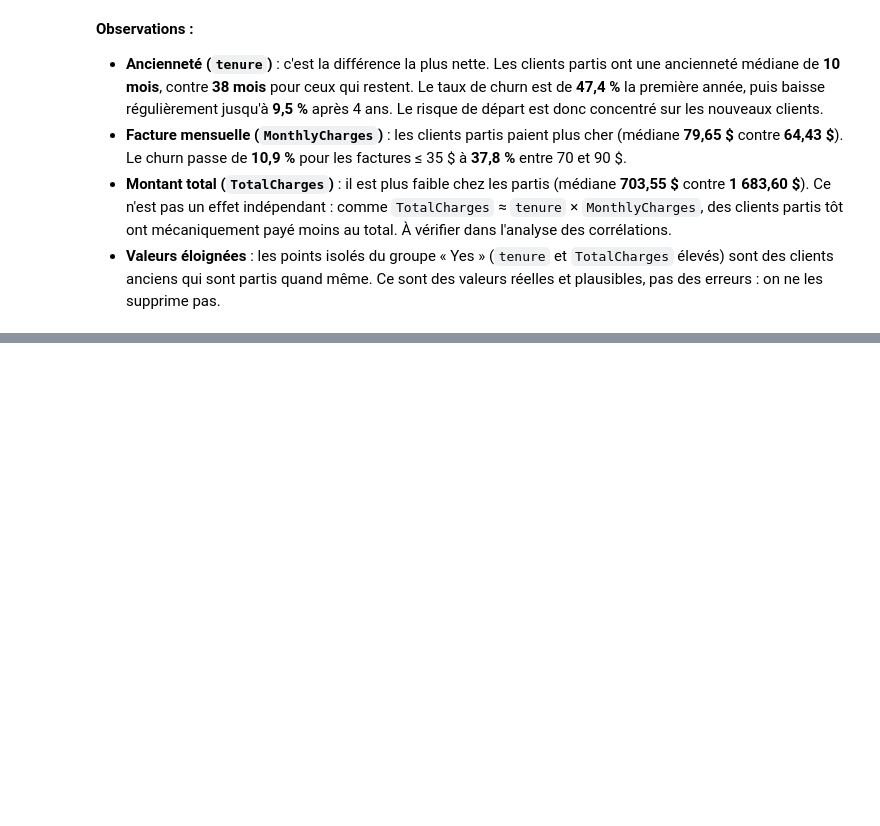
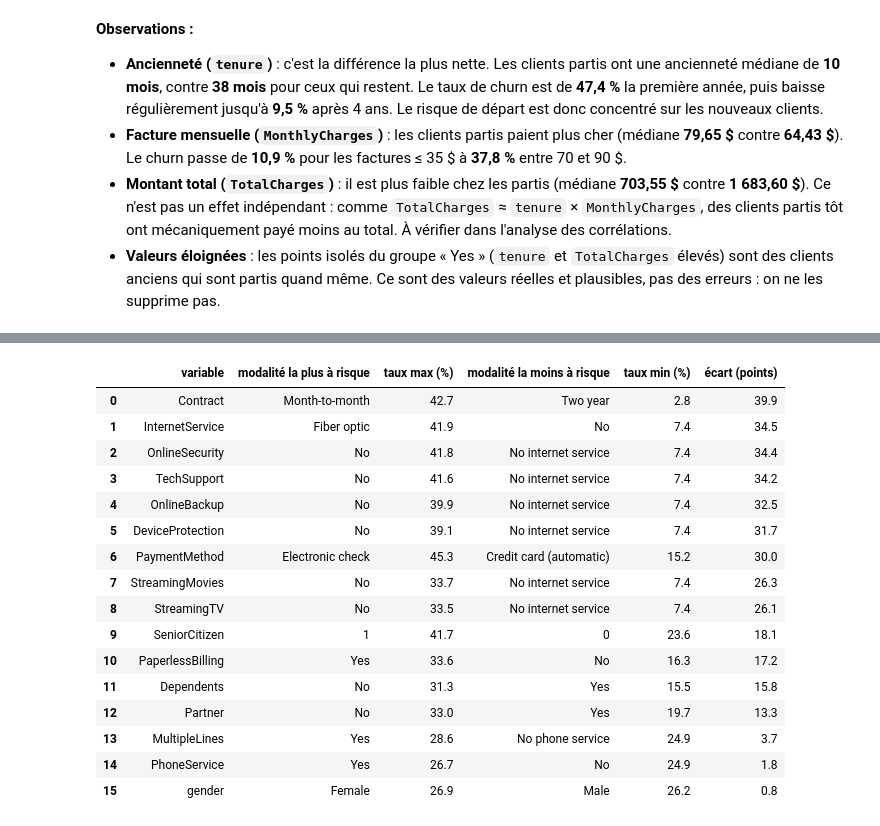
Before and after one commit to massamba0809/churn-prediction-ml, a Jupyter notebook: notebooks/02_eda.ipynb, the cells around one changed output, grey strips where cells are left out. Drawn from its saved outputs; the diff is of its cells as text; code cells hidden in the pictures; blank space fills up the shorter version.

Commit message:
eda: analyse des variables catégorielles

```diff
--- a/notebooks/02_eda.ipynb
+++ b/notebooks/02_eda.ipynb
@@ -196,0 +222,33 @@ Name: Churn_num, dtype: float64
+# %%
+resume = []
+for var in VAR_CAT:
+    taux = eda.groupby(var)["Churn_num"].mean() * 100
+    resume.append({
+        "variable": var,
+        "modalité la plus à risque": taux.idxmax(),
+        "taux max (%)": round(taux.max(), 1),
+        "modalité la moins à risque": taux.idxmin(),
+        "taux min (%)": round(taux.min(), 1),
+        "écart (points)": round(taux.max() - taux.min(), 1),
+    })
+
+resume = pd.DataFrame(resume).sort_values("écart (points)", ascending=False).reset_index(drop=True)
+resume
+# %% [output]
+|  | variable | modalité la plus à risque | taux max (%) | modalité la moins à risque | taux min (%) | écart (points) |
+| 0 | Contract | Month-to-month | 42.7 | Two year | 2.8 | 39.9 |
+| 1 | InternetService | Fiber optic | 41.9 | No | 7.4 | 34.5 |
+| 2 | OnlineSecurity | No | 41.8 | No internet service | 7.4 | 34.4 |
+| 3 | TechSupport | No | 41.6 | No internet service | 7.4 | 34.2 |
+| 4 | OnlineBackup | No | 39.9 | No internet service | 7.4 | 32.5 |
+| 5 | DeviceProtection | No | 39.1 | No internet service | 7.4 | 31.7 |
+| 6 | PaymentMethod | Electronic check | 45.3 | Credit card (automatic) | 15.2 | 30.0 |
+| 7 | StreamingMovies | No | 33.7 | No internet service | 7.4 | 26.3 |
+| 8 | StreamingTV | No | 33.5 | No internet service | 7.4 | 26.1 |
+| 9 | SeniorCitizen | 1 | 41.7 | 0 | 23.6 | 18.1 |
+| 10 | PaperlessBilling | Yes | 33.6 | No | 16.3 | 17.2 |
+| 11 | Dependents | No | 31.3 | Yes | 15.5 | 15.8 |
+| 12 | Partner | No | 33.0 | Yes | 19.7 | 13.3 |
+| 13 | MultipleLines | Yes | 28.6 | No phone service | 24.9 | 3.7 |
+| 14 | PhoneService | Yes | 26.7 | No | 24.9 | 1.8 |
+| 15 | gender | Female | 26.9 | Male | 26.2 | 0.8 |
```
Also changed, not shown: parts of 3 cells of this notebook.
